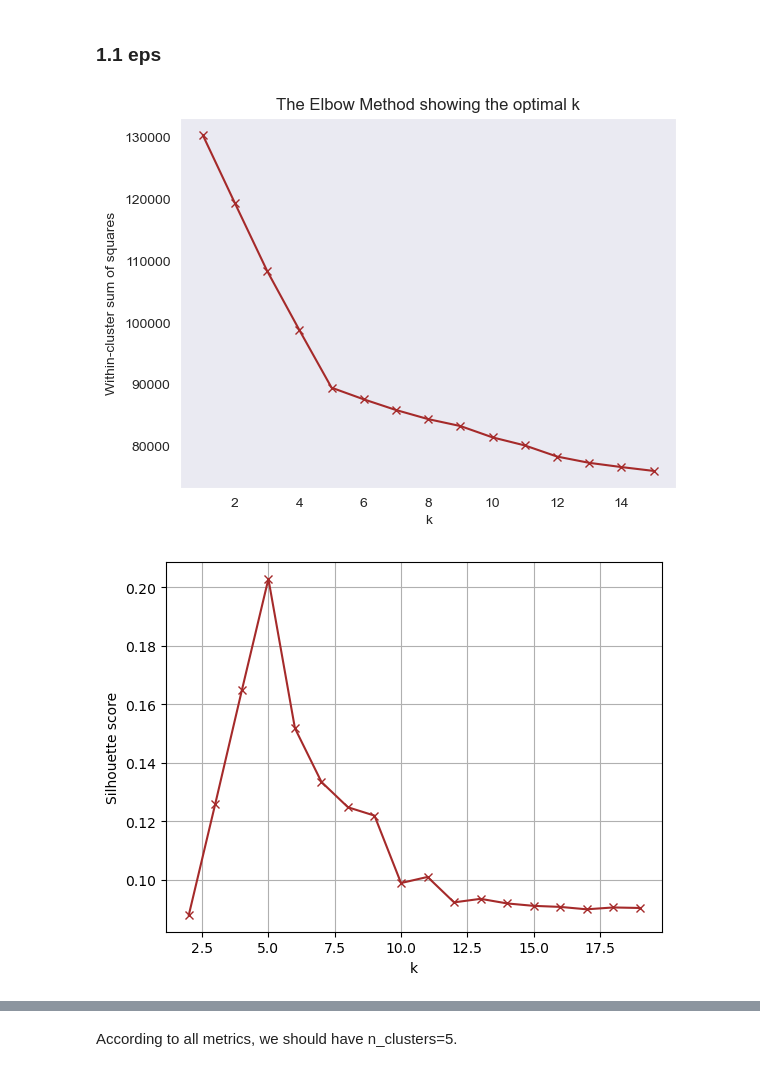
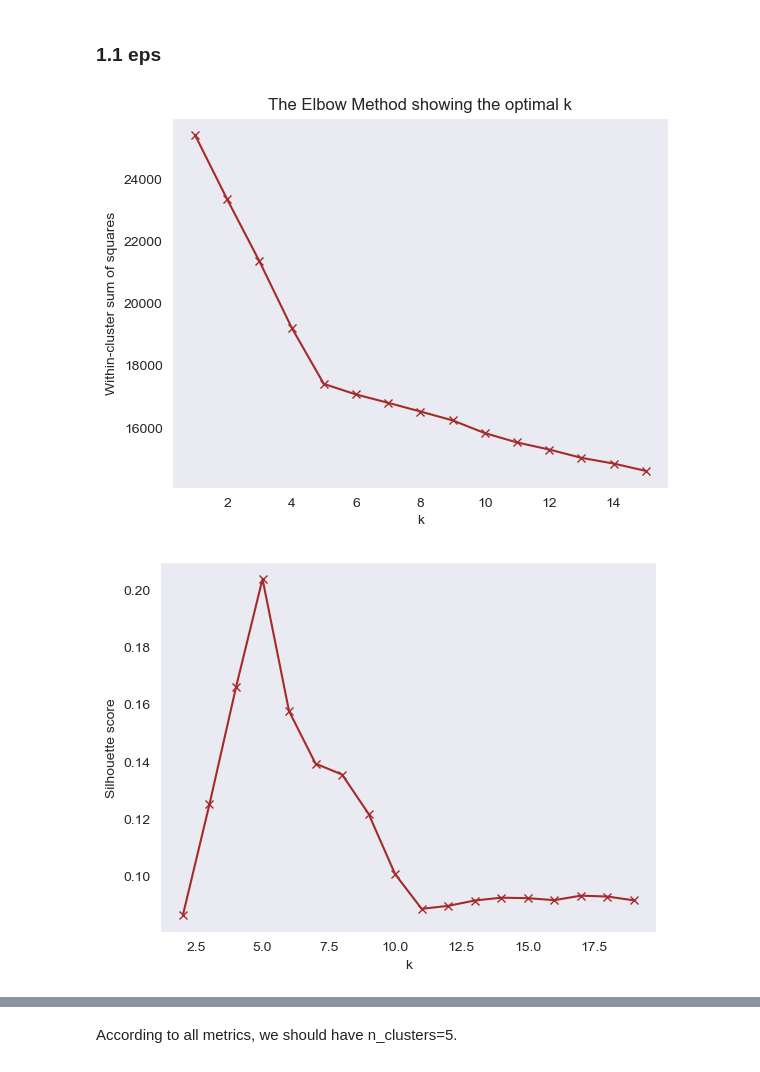
Before and after one commit to annaostrowska03/Soccer-Players-Clustering, a Jupyter notebook: final/final.ipynb, the cells around one changed output, grey strips where cells are left out. Cells and saved outputs as stored; diff of their text form; code cells hidden in the pictures.

```diff
--- a/final/final.ipynb
+++ b/final/final.ipynb
@@ -32,3 +34,5 @@ seed=42
+# %%
+sample_df = df.sample(n=10000, random_state=42)
 # %% [markdown]
 ## 1. KMeans
 # %% [markdown]
@@ -43,7 +47,7 @@ def count_wcss_scores(X, k_max):
         scores.append(wcss)
     return scores
 # %%
-wcss_vec = count_wcss_scores(df, 15)
+wcss_vec = count_wcss_scores(sample_df, 15)
 x_ticks = list(range(1, len(wcss_vec) + 1))
 plt.plot(x_ticks, wcss_vec, 'x-', color = "brown")
 plt.xlabel('k')
@@ -52,7 +56,7 @@ plt.title('The Elbow Method showing the optimal k')
 plt.grid()
 plt.show()
 # %% [output]
-[figure, old version]
+[figure, new version]
 # %%
 from sklearn.metrics import silhouette_score
 def count_clustering_scores(X, cluster_num, model, score_fun):
@@ -74,12 +78,12 @@ def count_clustering_scores(X, cluster_num, model, score_fun):
         return scores
 # %%
 cluster_num_seq = range(2, 20)
-silhouette_vec = count_clustering_scores(df, cluster_num_seq, KMeans, silhouette_score)
+silhouette_vec = count_clustering_scores(sample_df, cluster_num_seq, KMeans, silhouette_score)
 plt.plot(cluster_num_seq, silhouette_vec, 'x-', color = "brown")
 plt.xlabel('k')
 plt.ylabel('Silhouette score')
 plt.grid()
 plt.show()
 # %% [output]
-[figure, old version]
+[figure, new version]
 # %%
```
Also changed, not shown: parts of 36 cells of this notebook, 2 other files.
